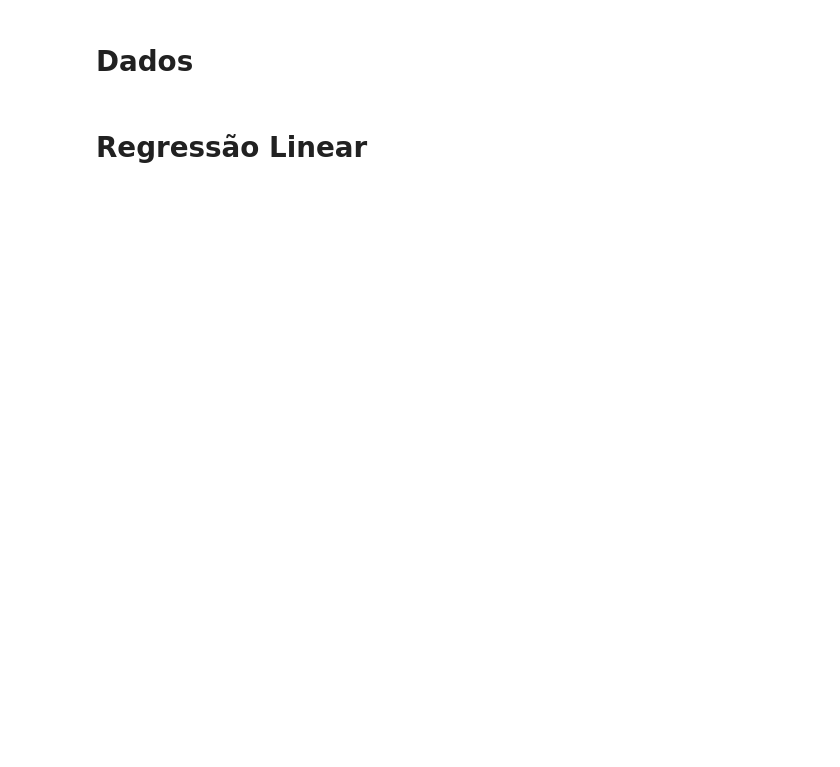
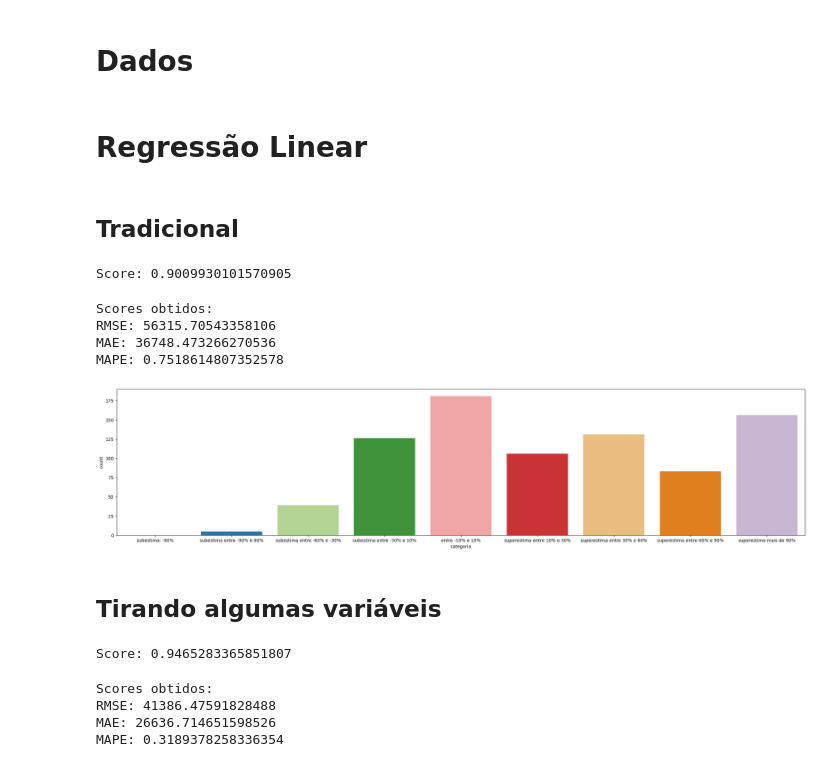
Before and after one commit to LeiteJu/TCC, a Jupyter notebook: notebooks/modelinhos.ipynb, the cells around one changed output. Saved outputs shown, nothing was run; the diff lists cells and outputs as text; code cells hidden in the pictures; blank space fills up the shorter version.

```diff
--- a/notebooks/modelinhos.ipynb
+++ b/notebooks/modelinhos.ipynb
@@ -106,2 +156,55 @@ df = pd.read_csv
+# %%
+def load_data():
+
+    df = pd.read_csv(f"{PATH}processado.csv")
+
+    x  = df.copy()
+    x = x.sort_values(["data", "estados"])
+    x = x.drop(["consumo", 'data'], axis=1)
+
+    y = df.copy().sort_values(["data", "estados"])[['estados', 'data', 'consumo']]
+
+    # processo de one-hot
+    x = pd.get_dummies(data=x, columns=["estados"], drop_first=True)
+
+    y = y['consumo']
+
+    return x,y
 # %% [markdown]
 # Regressão Linear
+# %% [markdown]
+## Tradicional
+# %%
+x,y = load_data()
+# %%
+x_train, x_test, y_train, y_test = train_test_split(x, y, test_size=0.15, shuffle=False)
+
+# calcula media e desvio padrao do treino e normaliza os dados
+scaler = StandardScaler()
+x_train = scaler.fit_transform(x_train)
+x_test = scaler.transform(x_test)
+
+regr = LinearRegression()
+
+regr.fit(x_train, y_train)
+
+print(f"Score: {regr.score(x_test, y_test)}")
+# %% [output]
+Score: 0.9009930101570905
+# %%
+# fazendo previsão
+y_pred = regr.predict(x_test)
+
+scores = score_regression_metrics(y_test, y_pred)
+show_scores(scores)
+# %% [output]
+Scores obtidos:
+RMSE: 56315.70543358106
+MAE: 36748.473266270536
+MAPE: 0.7518614807352578
+# %%
+show_delta(np.array(y_test), y_pred.flatten())
+# %% [output]
+[figure, added]
+# %% [markdown]
+## Tirando algumas variáveis
@@ -107,0 +215,26 @@ df = pd.read_csv
+# %%
+x_train, x_test, y_train, y_test = train_test_split(x, y, test_size=0.15, shuffle=False)
+
+# calcula media e desvio padrao do treino e normaliza os dados
+scaler = StandardScaler()
+x_train = scaler.fit_transform(x_train)
+x_test = scaler.transform(x_test)
+
+regr = LinearRegression()
+
+regr.fit(x_train, y_train)
+
+print(f"Score: {regr.score(x_test, y_test)}")
+# %% [output]
+Score: 0.9465283365851807
+# %%
+# fazendo previsão
+y_pred = regr.predict(x_test)
+
+scores = score_regression_metrics(y_test, y_pred)
+show_scores(scores)
+# %% [output]
+Scores obtidos:
+RMSE: 41386.47591828488
+MAE: 26636.714651598526
+MAPE: 0.3189378258336354
```
Also changed, not shown: parts of 51 cells of this notebook, 2 other files.
